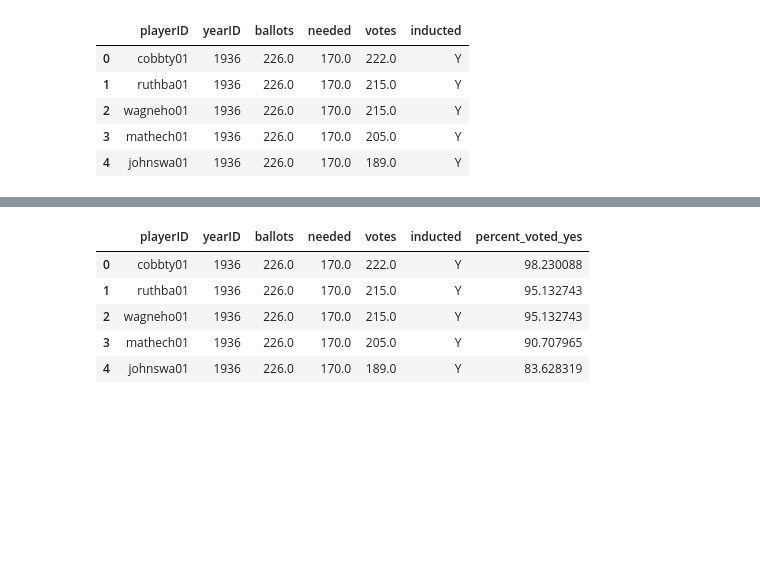
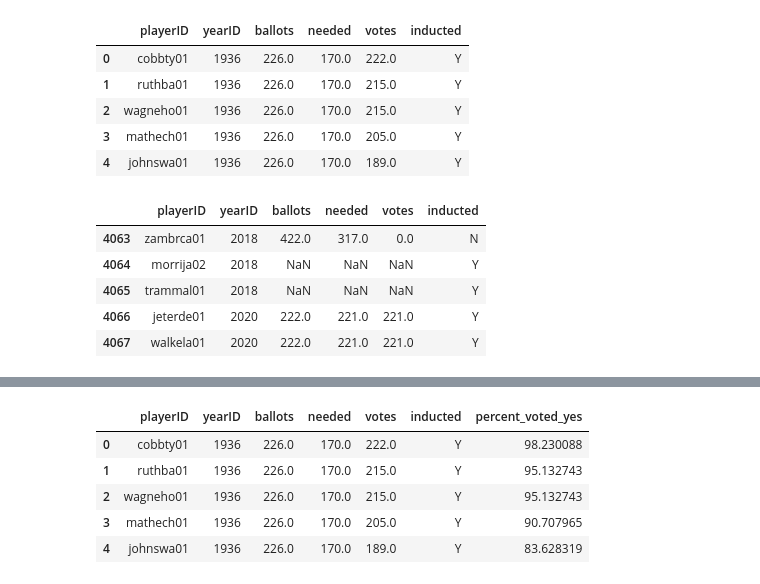
Before and after one commit to MJ-AllDay-67/Classifying_MLB_HOF_Players, a Jupyter notebook: import_cleaning_wb.ipynb, the cells around one changed output, grey strips where cells are left out. Cells and saved outputs as stored; diff of their text form; code cells hidden in the pictures; blank space fills up the shorter version.

```diff
--- a/import_cleaning_wb.ipynb
+++ b/import_cleaning_wb.ipynb
@@ -68,0 +87,9 @@ df_hof.head()
+# %%
+df_hof.tail()
+# %% [output]
+|  | playerID | yearID | ballots | needed | votes | inducted |
+| 4063 | zambrca01 | 2018 | 422.0 | 317.0 | 0.0 | N |
+| 4064 | morrija02 | 2018 | NaN | NaN | NaN | Y |
+| 4065 | trammal01 | 2018 | NaN | NaN | NaN | Y |
+| 4066 | jeterde01 | 2020 | 222.0 | 221.0 | 221.0 | Y |
+| 4067 | walkela01 | 2020 | 222.0 | 221.0 | 221.0 | Y |
```
Also changed, not shown: parts of 38 cells of this notebook, 6 other files.
